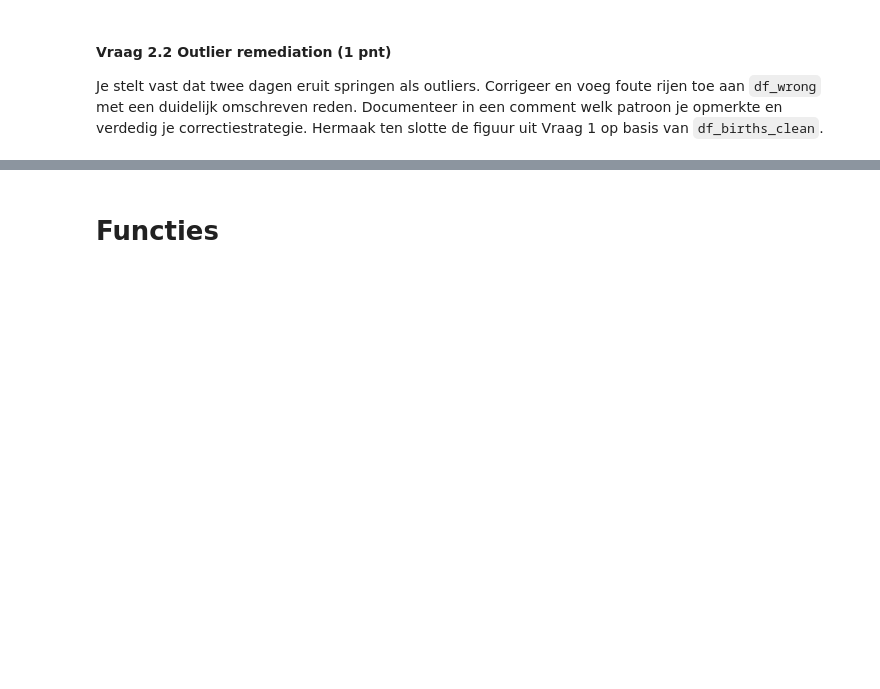
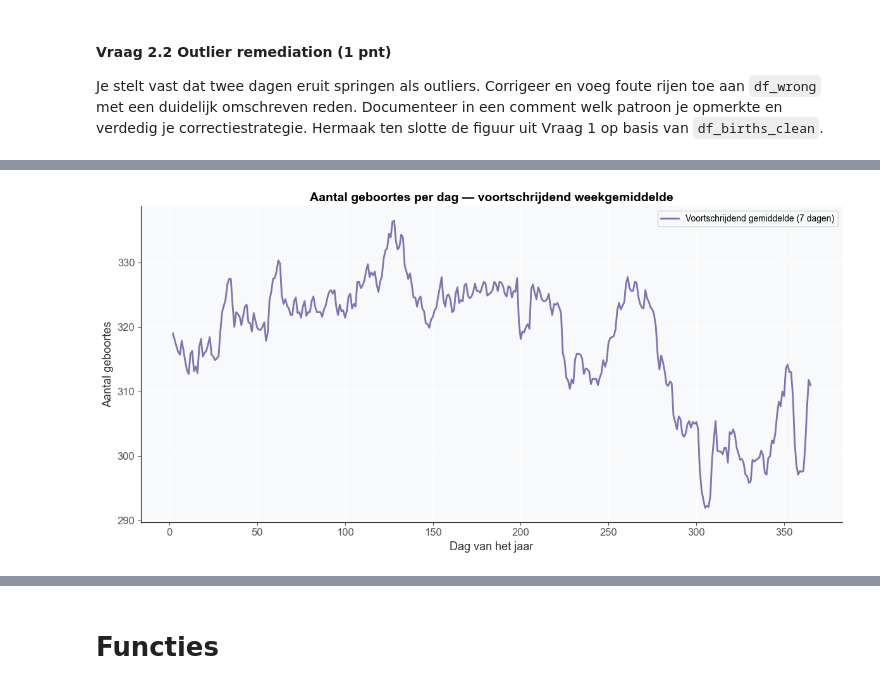
Before and after one commit to kurt253/202603224-regi, a Jupyter notebook: notebooks/ReadFiles.ipynb, the cells around one changed output, grey strips where cells are left out. Saved outputs shown, nothing was run; the diff lists cells and outputs as text; code cells hidden in the pictures; blank space fills up the shorter version.

```diff
--- a/notebooks/ReadFiles.ipynb
+++ b/notebooks/ReadFiles.ipynb
@@ -213,0 +310,36 @@ Je stelt vast dat twee dagen eruit springen als outliers. Corrigeer en voeg fout
+# %%
+# "maandag-maandag, dinsdag-dinsdag, ..." betekent een voortschrijdend
+# gemiddelde met venster = 7, gecentreerd op de dag zelf.
+# center=True → 3 dagen voor + dag zelf + 3 dagen na.
+
+geboortes_clean["gemiddelde_per_week"] = (
+    geboortes_clean["aantal_geboortes"]
+    .rolling(window=7, center=True, min_periods=1)
+    .mean()
+)
+
+
+
+fig, ax = plt.subplots(figsize=(12, 6))
+
+
+
+# Voortschrijdend weekgemiddelde
+ax.plot(
+    geboortes_clean["dag van het jaar"],
+    geboortes_clean["gemiddelde_per_week"],
+    color=kleuren["paars"],
+    linewidth=2,
+    label="Voortschrijdend gemiddelde (7 dagen)",
+)
+
+
+
+ax.set_title("Aantal geboortes per dag — voortschrijdend weekgemiddelde")
+ax.set_xlabel("Dag van het jaar")
+ax.set_ylabel("Aantal geboortes")
+ax.legend()
+plt.tight_layout()
+plt.show()
+# %% [output]
+[figure, added]
```
Also changed, not shown: parts of 19 cells of this notebook, 2 other files.
